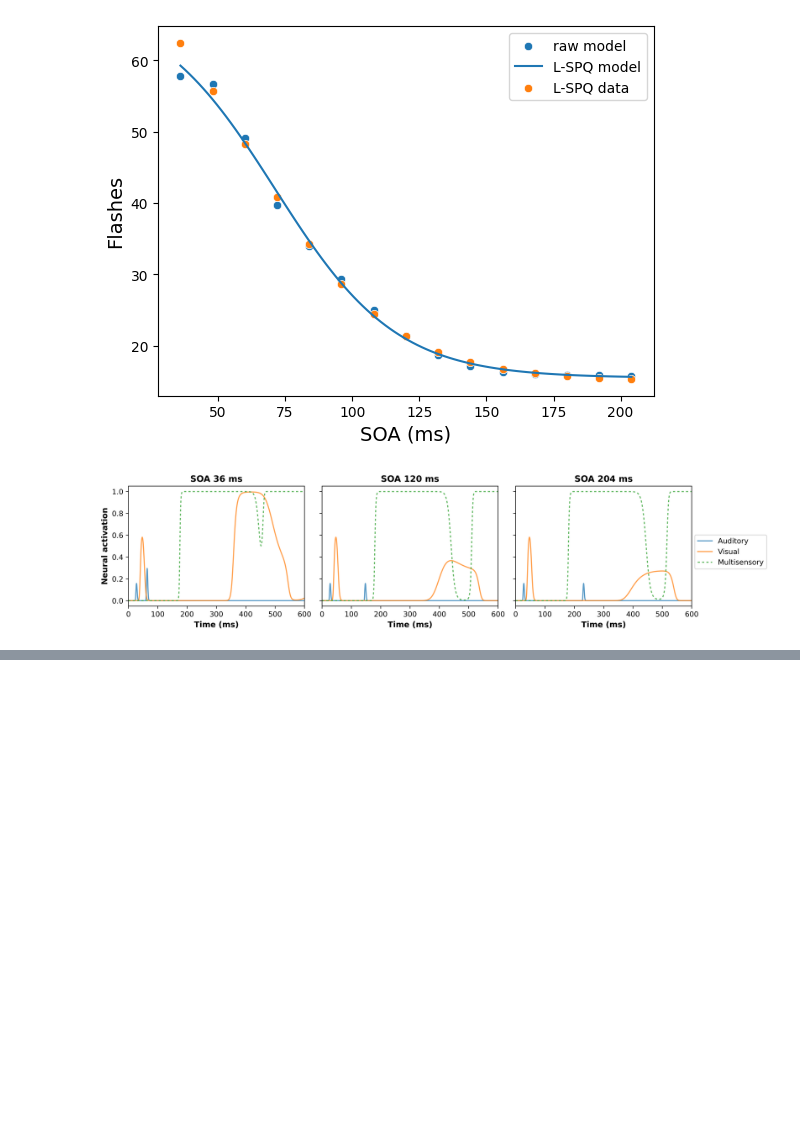
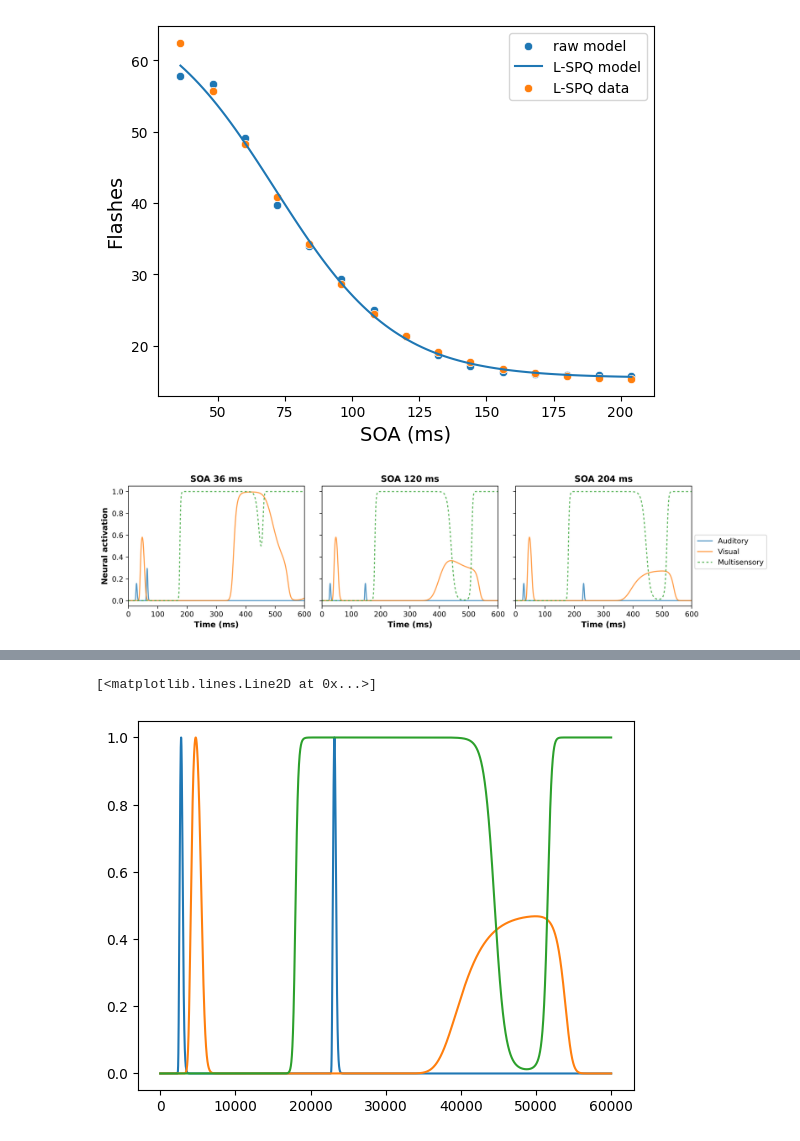
Before and after one commit to renatoparedes/SCZ_DFI_Model, a Jupyter notebook: LSPQ_Fitting.ipynb, the cells around one changed output, grey strips where cells are left out. Drawn from its saved outputs; the diff is of its cells as text; code cells hidden in the pictures; blank space fills up the shorter version.

Commit message:
Activity plots

```diff
--- a/LSPQ_Fitting.ipynb
+++ b/LSPQ_Fitting.ipynb
@@ -197,7 +198,7 @@ def myjob_explore(soa, cm_weight, fb_weight, ff_weight, a_tau, v_tau, m_tau):
 # %%
 from joblib import Parallel, delayed
 
-with Parallel(n_jobs=-1) as parallel:
+with Parallel(n_jobs=1) as parallel:
     par_res = parallel(
         delayed(myjob_explore)(
             soa, 1.327e-02, 2.423e-01, 2.461e00, 6.712e00, 2.356e01, 1.175e02
@@ -309,0 +346,4 @@ plot_res_per_soa_small(results)
+# %%
+df = results[-1].get_modes().query("positions==15")
+norm_df = (df - df.min()) / (df.max() - df.min())
+norm_df
@@ -310,3 +365,10 @@ plot_res_per_soa_small(results)
+# %%
+plt.plot(norm_df["auditory"].values)
+plt.plot(norm_df["visual"].values)
+plt.plot(norm_df["multi"].values)
+# %% [output]
+[<matplotlib.lines.Line2D at 0x...>]
+[figure, added]
 # %%
 plot_res_per_soa(results)
 # %% [output]
```
Also changed, not shown: parts of 6 cells of this notebook, 1 other file.
